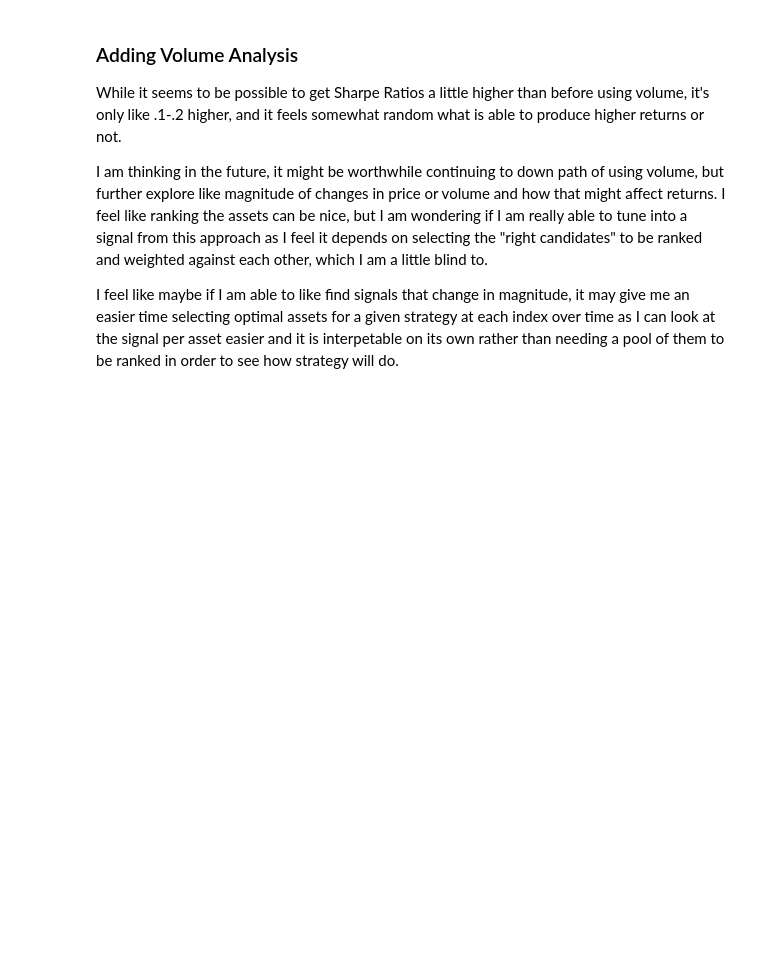
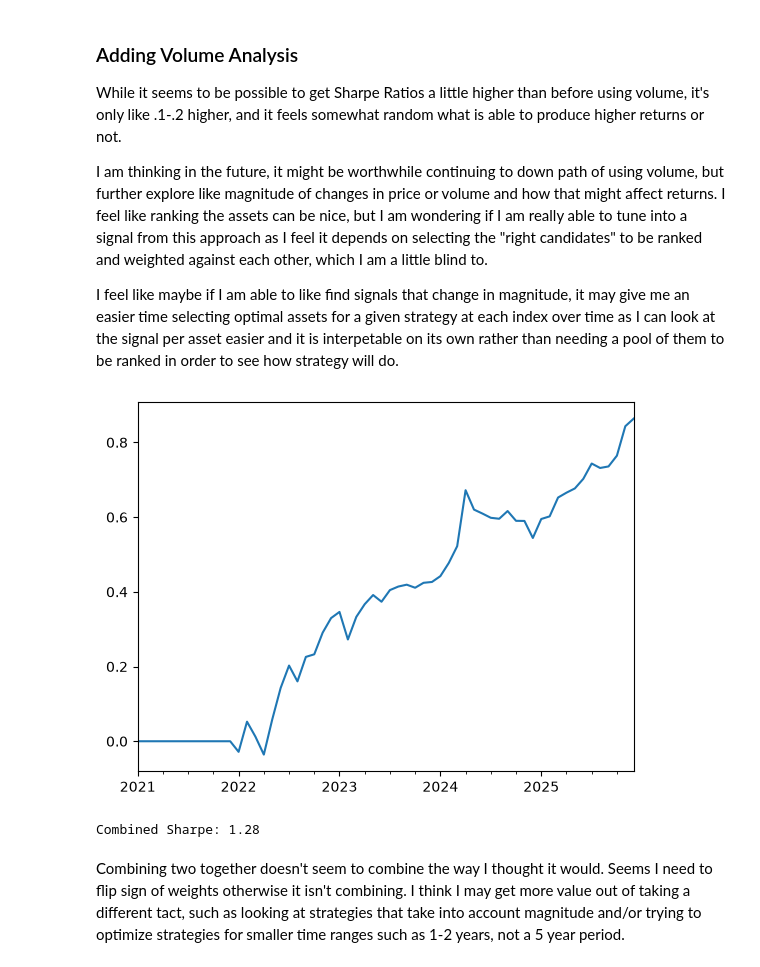
Before and after one commit to jude253/wall-street-quants-course-project, a Jupyter notebook: src/wall_street_quants_course_project/analysis/20260620__explore_volume.ipynb, the cells around one changed output. Saved outputs shown, nothing was run; the diff lists cells and outputs as text; code cells hidden in the pictures; blank space fills up the shorter version.

```diff
--- a/src/wall_street_quants_course_project/analysis/20260620__explore_volume.ipynb
+++ b/src/wall_street_quants_course_project/analysis/20260620__explore_volume.ipynb
@@ -468,3 +488,42 @@ magnitude, it may give me an easier time selecting optimal assets for
 a given strategy at each index over time as I can look at the signal
 per asset easier and it is interpetable on its own rather than needing
 a pool of them to be ranked in order to see how strategy will do.
+# %%
+px_thresh = (0.20, 0.9); keep_outside_px=True; px_ma_months=12; px_delay_months=0
+vol_thresh = (0.1, 0.45); keep_outside_vol=False; vol_ma_months=12
+reversal=True
+strat1 = calc_dmu_parameterized(
+    px, quote_vol,
+    px_lower_pct=px_thresh[0], px_upper_pct=px_thresh[1], px_ma_months=px_ma_months, px_delay_months=px_delay_months, keep_outside_px=keep_outside_px,
+    vol_lower_pct=vol_thresh[0], vol_upper_pct=vol_thresh[1], vol_ma_months=vol_ma_months, keep_outside_vol=keep_outside_vol,
+    tcost_bps=20,reversal=reversal,
+)
+# %%
+px_thresh = (0.2, 0.8); keep_outside_px=False; px_ma_months=1; px_delay_months=0
+vol_thresh = (0.5, 0.9); keep_outside_vol=True; vol_ma_months=6
+reversal=True
+strat2 = calc_dmu_parameterized(
+    px, quote_vol,
+    px_lower_pct=px_thresh[0], px_upper_pct=px_thresh[1], px_ma_months=px_ma_months, px_delay_months=px_delay_months, keep_outside_px=keep_outside_px,
+    vol_lower_pct=vol_thresh[0], vol_upper_pct=vol_thresh[1], vol_ma_months=vol_ma_months, keep_outside_vol=keep_outside_vol,
+    tcost_bps=20,reversal=reversal,
+)
+# %%
+w1 = strat1[1]
+w2 = strat2[1]
+# %%
+combined_ret = (-1 * (w1 * .5 + w2 * .5) * ret.shift()).sum(axis=1)
+combined_ret.cumsum().plot()
+
+plt.show()
+sharpe = (combined_ret.mean() / combined_ret.std()) * np.sqrt(12)
+print(f'Combined Sharpe: {sharpe:.2f}')
+# %% [output]
+[figure, added]
+Combined Sharpe: 1.28
+# %% [markdown]
+Combining two together doesn't seem to combine the way I thought it would.
+Seems I need to flip sign of weights otherwise it isn't combining.  I think
+I may get more value out of taking a different tact, such as looking at
+strategies that take into account magnitude and/or trying to optimize
+strategies for smaller time ranges such as 1-2 years, not a 5 year period.
```
Also changed, not shown: parts of 11 cells of this notebook.
